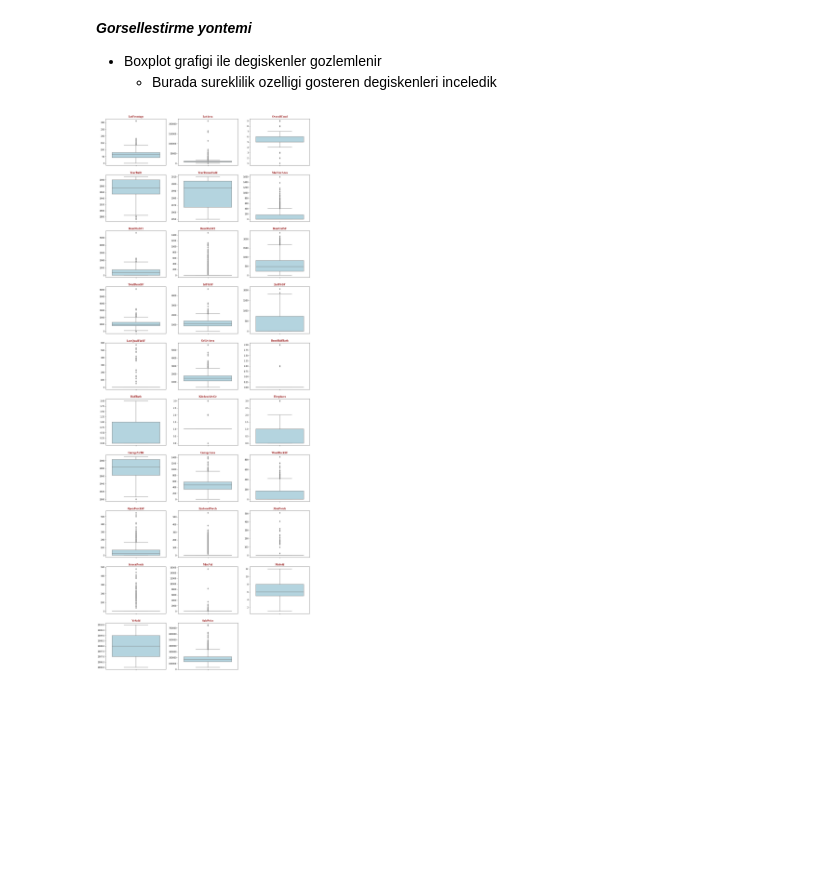
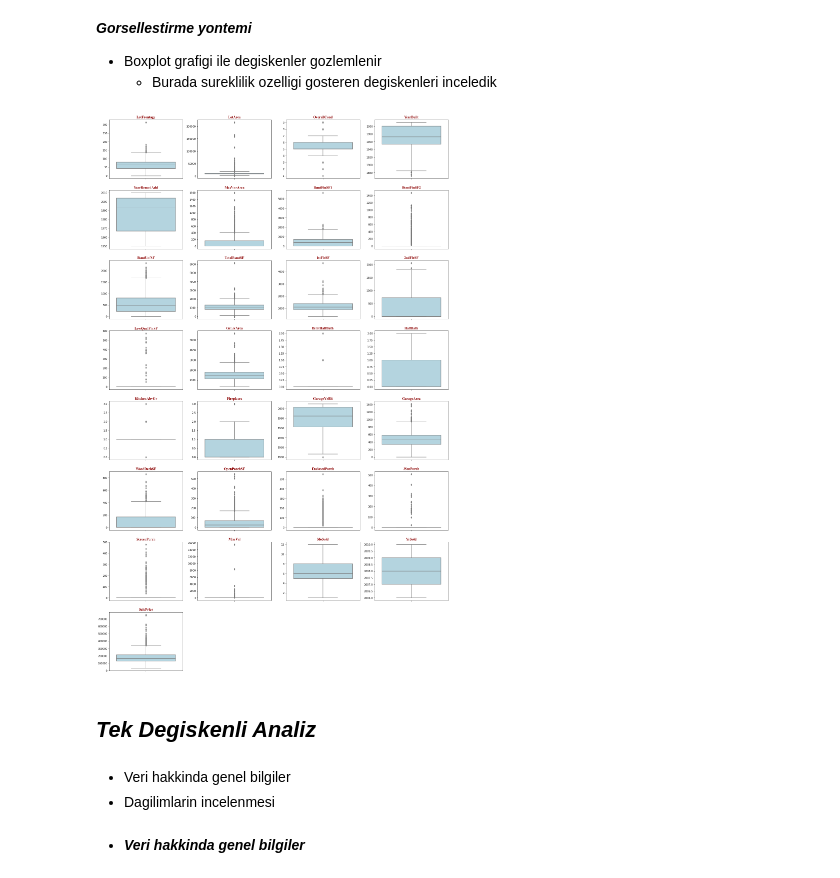
Before and after one commit to ahmetpergamum/datascience, a Jupyter notebook: 04_eda_project_house_prices/eda_house_prices.ipynb, the cells around one changed output. Saved outputs shown, nothing was run; the diff lists cells and outputs as text; code cells hidden in the pictures; blank space fills up the shorter version.

```diff
--- a/04_eda_project_house_prices/eda_house_prices.ipynb
+++ b/04_eda_project_house_prices/eda_house_prices.ipynb
@@ -219,7 +278,10 @@ for column in nominals:
                                                      prefix=column)], axis=1)
 
 # nominal degiskenleri artik df den cikarabiliriz
-house_prices_encoded = house_prices_encoded.drop(nominals, axis=1)
+#house_prices_encoded = house_prices_encoded.drop(nominals, axis=1)
+# kategorik degiskenlerden de cikarabiliriz
+#for i in nominals:
+#    qualitative.remove(i)
 
 # integer encoding icin mapping yapan bir sozluk olusturuldu
 # None degerlere de sifir atandi
@@ -229,3 +291,4 @@ encode_nums = {"PoolQC":     {"Ex": 3, "Gd": 2, "Fa": 1, None: 0},
 # pandas in replace metodu sozluk kullanarak mapping yapabiliyor ve
 # verileri sozluge gore degistriebiliyor
 house_prices_encoded.replace(encode_nums, inplace=True)
+house_prices_encoded
@@ -288,29 +401,37 @@ Eksik degerler dolduruldu sira geldi aykiri degerlere.
 # %%
 # eksik degerlerin dolduruldugu verileri clean df ine atalim
 house_prices_clean = house_prices_encoded.copy()
 
 # surekli mi kategorik mi karar veremedigimiz degiskenler bu listede
 uncertain = []
 
-# unique deger sayisi 20 nin altinda olan satis ayi ve yili degiskeni olmayanlari
+# unique deger sayisi 20 nin altinda olan satis ayi ve yili degiskeni olmayanlari ayiralim
 for column in quantitative:
     if house_prices_encoded[column].nunique() < 20 and (column != 'MoSold' and column !='YrSold'):
         quantitative.remove(column)
         uncertain.append(column)
 
 # her satir icin cizilecek grafik
-column_n = 3
+column_n = 4
 # satir sayisini hesaplama
 row_n = np.ceil(len(quantitative)/column_n)
 # satir ve sutun sayisindan grafik boyutu hesabi
 plt.figure(figsize=(6 * column_n, 5 * row_n ))
+
 
 for i, column in enumerate(quantitative):
     plt.subplot(row_n,column_n,i+1)
     ax = sns.boxplot(y=house_prices_clean[column], color='lightblue')
     ax.set(ylabel='')
     plt.title(column, fontdict=title_font)
 
 plt.show()
 # %% [output]
-[figure, old version]
+[figure, new version]
+# %% [markdown]
+## ***Tek Degiskenli Analiz***
+# %% [markdown]
+- Veri hakkinda genel bilgiler
+- Dagilimlarin incelenmesi
+# %% [markdown]
+- ***Veri hakkinda genel bilgiler***
```
Also changed, not shown: parts of 25 cells of this notebook, 1 other file.
